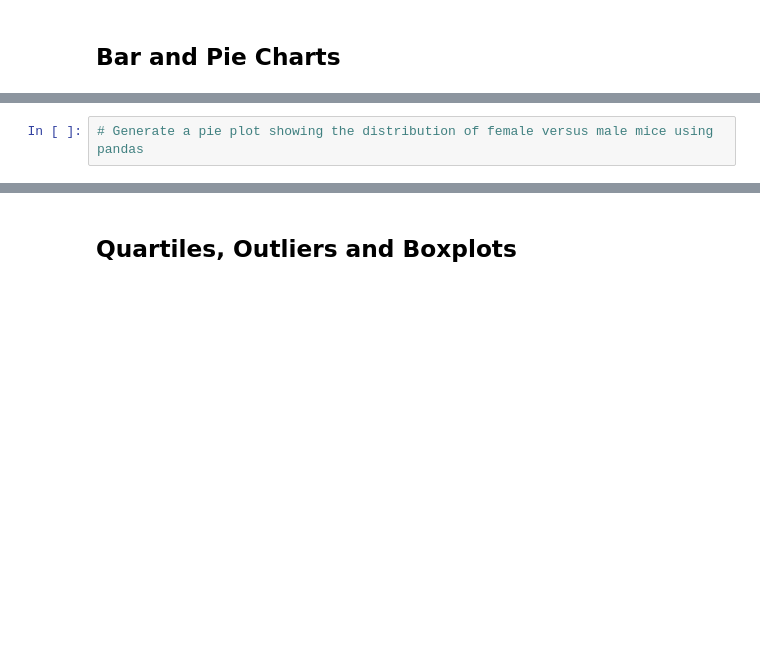
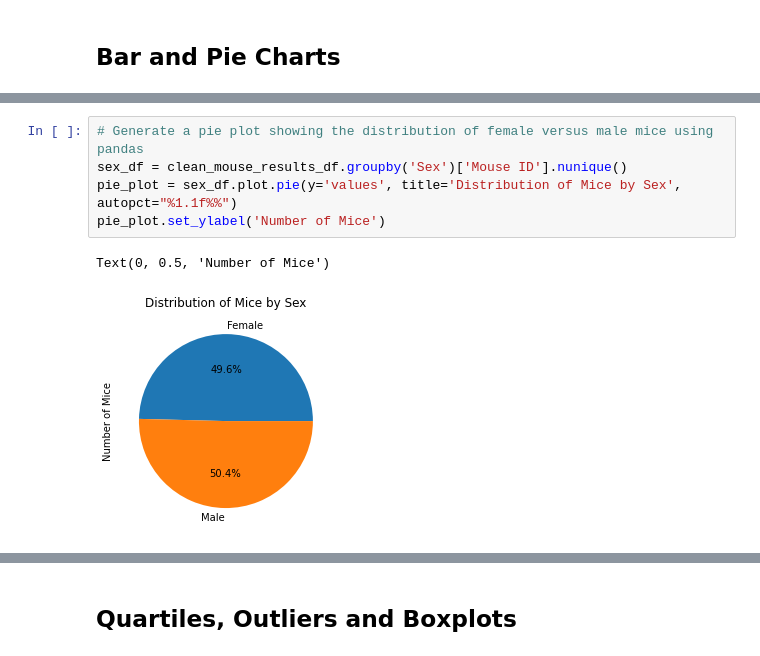
Before and after one commit to cgangi2216/PymaceuticalsInc, a Jupyter notebook: pymaceuticals.ipynb, the cells around one changed output, grey strips where cells are left out. Drawn from its saved outputs; the diff is of its cells as text; blank space fills up the shorter version.

```diff
--- a/pymaceuticals.ipynb
+++ b/pymaceuticals.ipynb
@@ -162,4 +170,10 @@ Name: Drug Regimen, dtype: int64
 # %%
 # Generate a pie plot showing the distribution of female versus male mice using pandas
+sex_df = clean_mouse_results_df.groupby('Sex')['Mouse ID'].nunique()
+pie_plot = sex_df.plot.pie(y='values', title='Distribution of Mice by Sex', autopct="%1.1f%%")
+pie_plot.set_ylabel('Number of Mice')
+# %% [output]
+Text(0, 0.5, 'Number of Mice')
+[figure, added]
 # %%
 # Generate a pie plot showing the distribution of female versus male mice using pyplot
```
Also changed, not shown: parts of 7 cells of this notebook.
